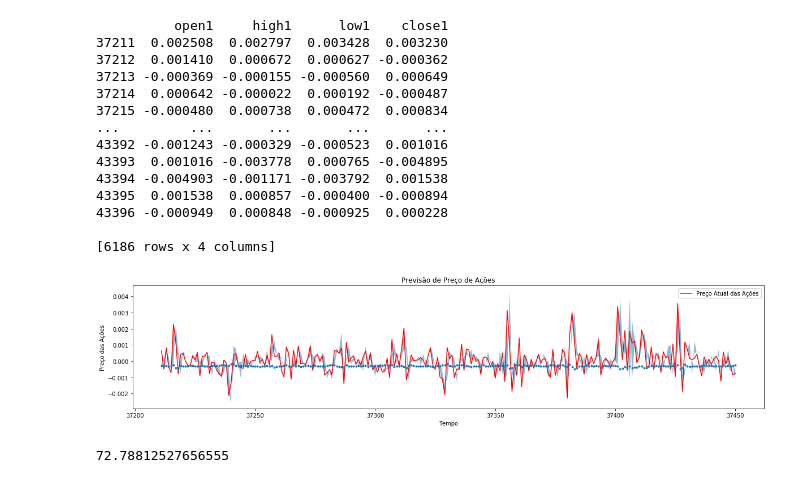
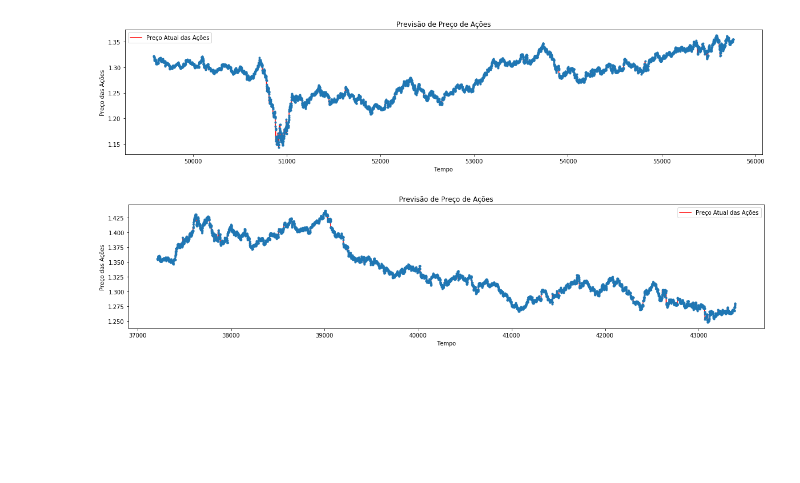
Before and after one commit to borgesbsb/forexneural, a Jupyter notebook: neuralwithout.ipynb, the cells around one changed output. Cells and saved outputs as stored; diff of their text form; code cells hidden in the pictures; blank space fills up the shorter version.

```diff
--- a/neuralwithout.ipynb
+++ b/neuralwithout.ipynb
@@ -164,9 +171,9 @@ class Testing:
 # %%
-begining_training = '2012-01-04'
+begining_training = '2012-01-01'
 
-end_training = '2018-01-01 00:00:00'
+end_training = '2021-01-01 00:00:00'
 
-end_test = '2019-01-01 00:00:00'
+end_test = '2022-01-01 00:00:00'
 
 filedataset  = 'GBPUSD.csv'
 
@@ -176,11 +183,17 @@ target   = 'close1'
 
 timestamp = 2
 
-neurons = 120
+neurons = 480
 
-epochs  = 30
+epochs  = 50
 
 datasetProcessed = Processing( filedataset, begining_training, end_training, end_test, timestamp, features, target  )
 
-modelTrained = Training( datasetProcessed, neurons, timestamp, features, epochs )
+modelTrained     = Training( datasetProcessed, neurons, timestamp, features, epochs )
+
+estatisticalTested  = Testing( modelTrained, datasetProcessed )
+
+estatisticalTested.estatistical()
+
+estatisticalTested.graphicMaxMin(6182)
 # %% [output]
@@ -203,0 +217 @@ INFO:tensorflow:Assets written to: LSTM_GBPUSD/assets
+[figure, added]
@@ -228,43 +218,4 @@ estatisticalTested  = Testing( modelTrained, datasetProcessed )
-# %%
-begining_training = '2012-01-04'
-
-end_training = '2018-01-01 00:00:00'
-
-end_test = '2019-01-01 00:00:00'
-
-filedataset  = 'GBPUSD.csv'
-
-features = ['open1','high1','low1','close1']
-
-target   = 'close1'
-
-timestamp = 2
-
-neurons = 120
-
-epochs  = 30
-
-datasetProcessed = Processing( filedataset, begining_training, end_training, end_test, timestamp, features, target  )
-
-estatisticalTested  = Testing( modelTrained, datasetProcessed )
-
-estatisticalTested.estatistical()
-
-estatisticalTested.graphicMaxMin(240)
-# %% [output]
-          open1     high1      low1    close1
-37211  0.002508  0.002797  0.003428  0.003230
-37212  0.001410  0.000672  0.000627 -0.000362
-37213 -0.000369 -0.000155 -0.000560  0.000649
-37214  0.000642 -0.000022  0.000192 -0.000487
-37215 -0.000480  0.000738  0.000472  0.000834
-...         ...       ...       ...       ...
-43392 -0.001243 -0.000329 -0.000523  0.001016
-43393  0.001016 -0.003778  0.000765 -0.004895
-43394 -0.004903 -0.001171 -0.003792  0.001538
-43395  0.001538  0.000857 -0.000400 -0.000894
-43396 -0.000949  0.000848 -0.000925  0.000228
-
-[6186 rows x 4 columns]
-[figure, removed]
-72.78812527656555
+# %%
+estatisticalTested.graphicMaxMin(120)
+# %% [output]
+[figure, added]
```
Also changed, not shown: parts of 4 cells of this notebook.
